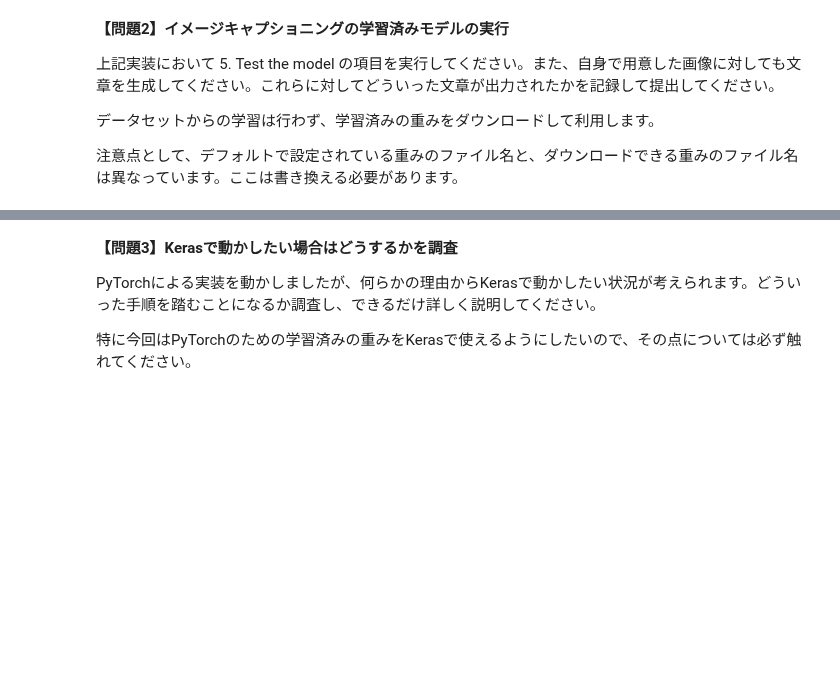
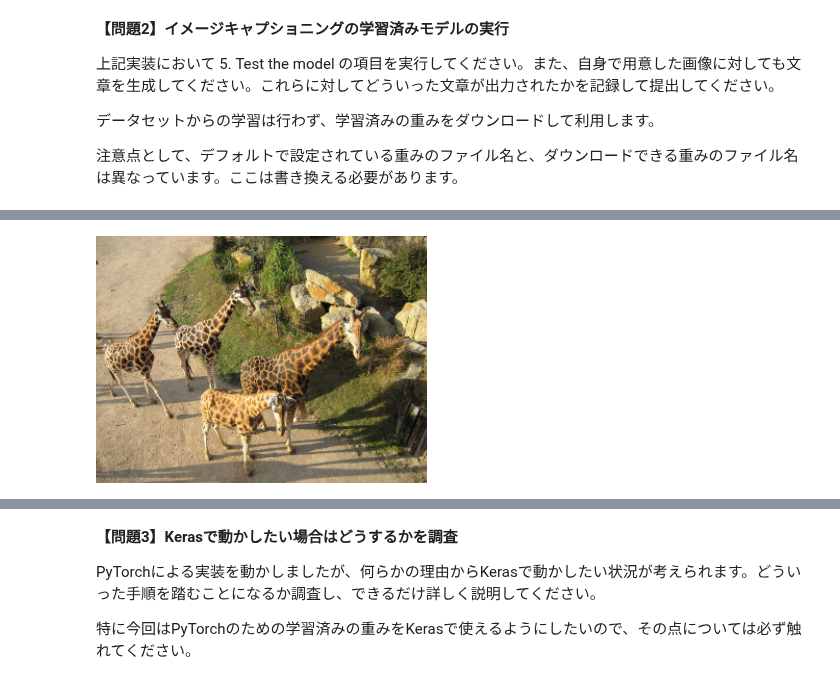
Before and after one commit to shinmiura/diveintocode-ml, a Jupyter notebook: Seq2Seq.ipynb, the cells around one changed output, grey strips where cells are left out. Cells and saved outputs as stored; diff of their text form; code cells hidden in the pictures; blank space fills up the shorter version.

```diff
--- a/Seq2Seq.ipynb
+++ b/Seq2Seq.ipynb
@@ -249,0 +360,6 @@ pytorch-tutorial/tutorials/03-advanced/image_captioning at master · yunjey/pyto
+# %%
+# 試しに出力
+from IPython.display import Image,display_png
+display_png(Image('png/example.png'))
+# %% [output]
+[figure, added]
```
Also changed, not shown: parts of 15 cells of this notebook.
